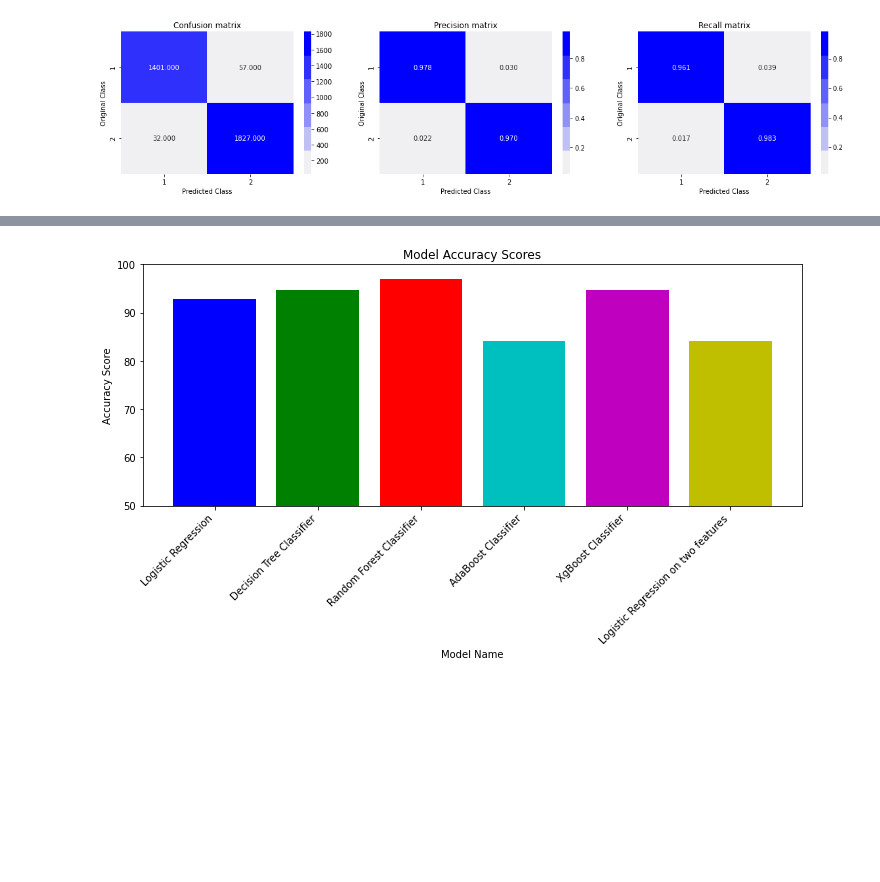
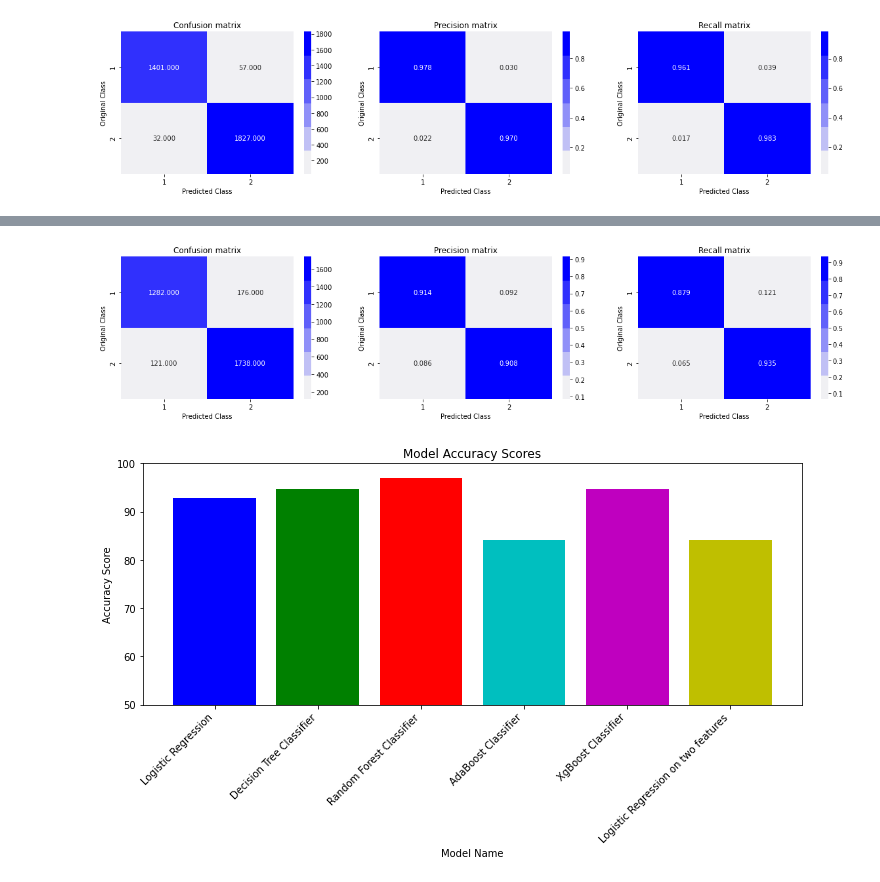
Before and after one commit to HashimHB/Phishing-Website-Detection, a Jupyter notebook: Phishing-Detection.ipynb, the cells around one changed output, grey strips where cells are left out. Cells and saved outputs as stored; diff of their text form; code cells hidden in the pictures; blank space fills up the shorter version.

```diff
--- a/Phishing-Detection.ipynb
+++ b/Phishing-Detection.ipynb
@@ -516,0 +522,5 @@ plot_confusion_matrix(test_Y, rfc_predict)
+# %%
+adc=AdaBoostClassifier(n_estimators=5,learning_rate=1)
+model_6=adc.fit(train_X,train_Y)
+# %%
+adc_predict=model_6.predict(test_X)
@@ -517 +542,5 @@ plot_confusion_matrix(test_Y, rfc_predict)
+# %%
+plot_confusion_matrix(test_Y, adc_predict)
+# %% [output]
+[figure, added]
 # %%
```
Also changed, not shown: parts of 6 cells of this notebook.
